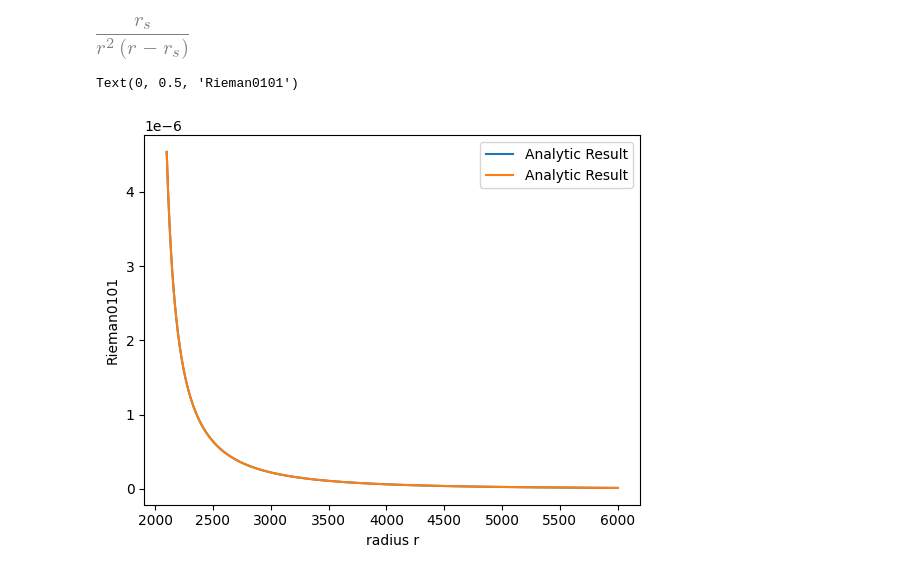
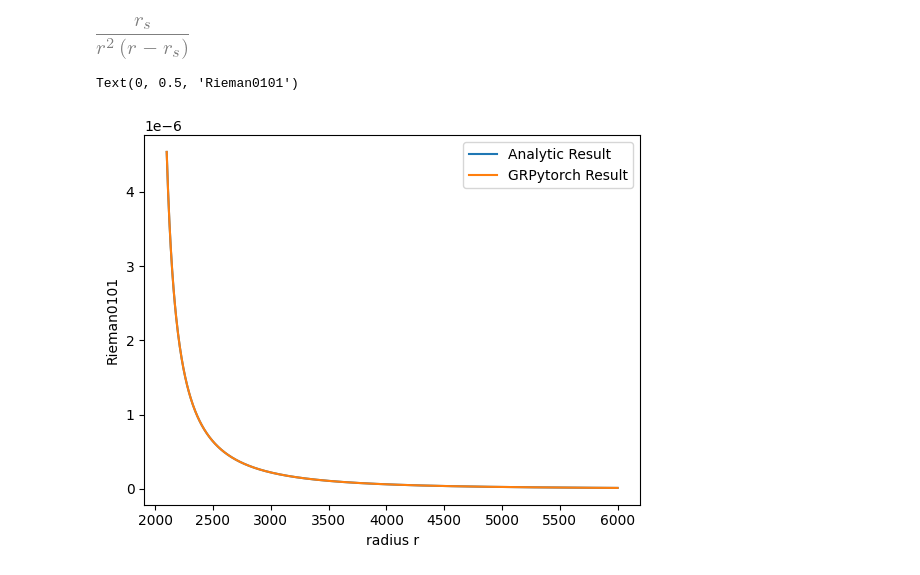
Before and after one commit to jaime-varela/GRPytorch, a Jupyter notebook: schwar_test.ipynb, the cells around one changed output. Cells and saved outputs as stored; diff of their text form; code cells hidden in the pictures.

```diff
--- a/schwar_test.ipynb
+++ b/schwar_test.ipynb
@@ -69,15 +69,15 @@ for coord_ind in range(riemann_tensor_evaluation.size()[0]):
 # %%
 # Plot the analytic and automatic differentiation result
 import matplotlib.pyplot as plt
 
 plt.plot(rvalues,analytic_R0101_result,label='Analytic Result')
-plt.plot(rvalues,grpytorcR0101,label='Analytic Result')
+plt.plot(rvalues,grpytorcR0101,label='GRPytorch Result')
 plt.legend()
 plt.xlabel('radius r')
 plt.ylabel('Rieman0101')
 # %% [output]
 Text(0, 0.5, 'Rieman0101')
-[figure, old version]
+[figure, new version]
 # %%
 # Plot the error since it's hard to see a difference
 
```
Also changed, not shown: parts of 3 cells of this notebook, 2 other files.
